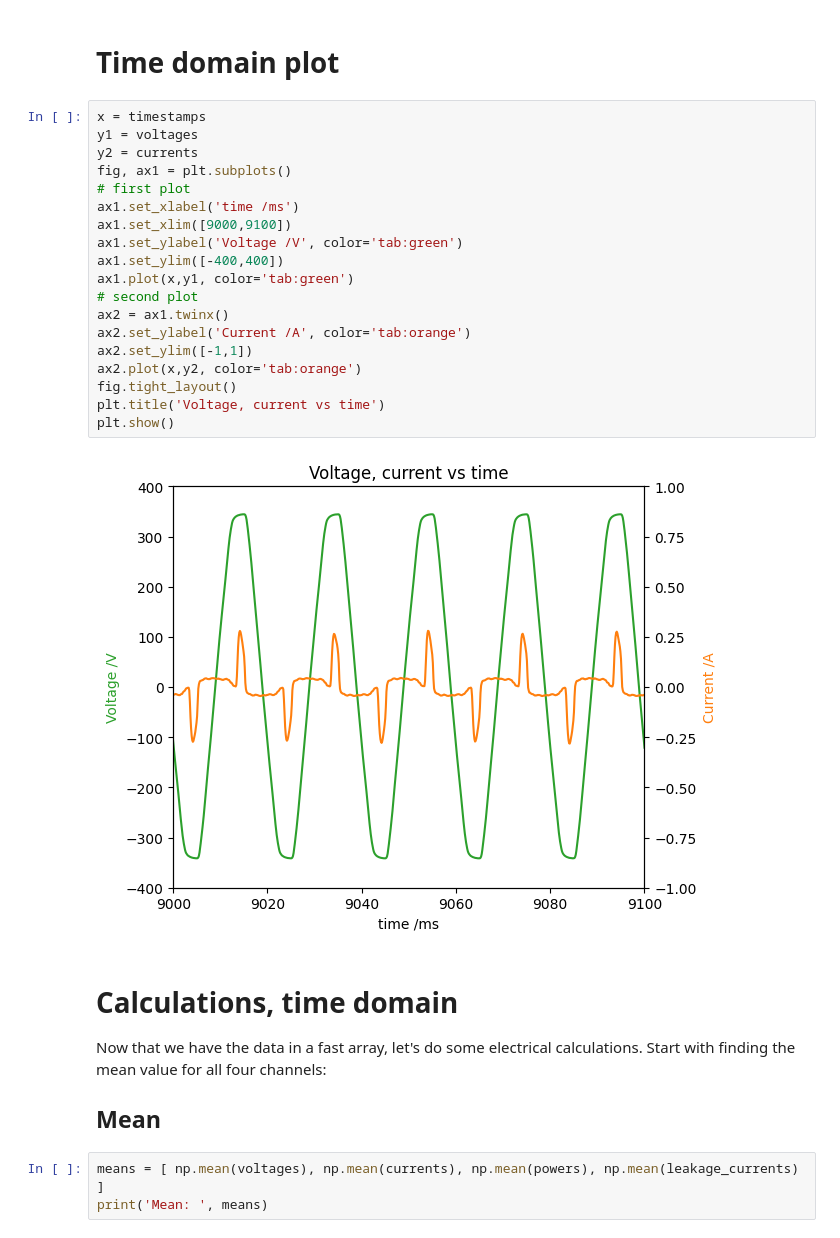
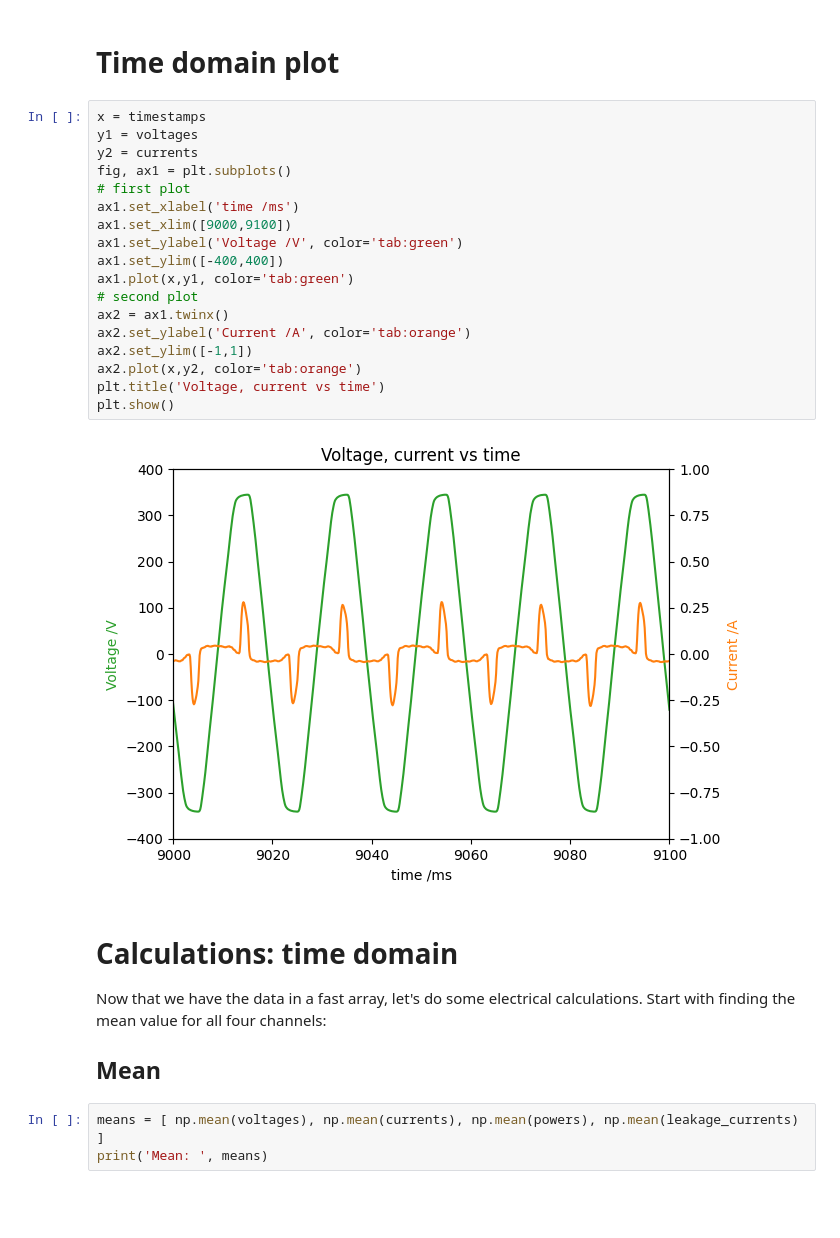
Before and after one commit to arup-group/pqm-hellebores, a Jupyter notebook: nb/energy_and_power_quality_calculations_2.ipynb, the cells around one changed output. Cells and saved outputs as stored; diff of their text form; blank space fills up the shorter version.

```diff
--- a/nb/energy_and_power_quality_calculations_2.ipynb
+++ b/nb/energy_and_power_quality_calculations_2.ipynb
@@ -63,26 +63,25 @@ leakage_currents = somedata[:,4]
 # %%
 x = timestamps
 y1 = voltages
 y2 = currents
 fig, ax1 = plt.subplots()
 # first plot
 ax1.set_xlabel('time /ms')
 ax1.set_xlim([9000,9100])
 ax1.set_ylabel('Voltage /V', color='tab:green')
 ax1.set_ylim([-400,400])
 ax1.plot(x,y1, color='tab:green')
 # second plot
 ax2 = ax1.twinx()
 ax2.set_ylabel('Current /A', color='tab:orange')
 ax2.set_ylim([-1,1])
 ax2.plot(x,y2, color='tab:orange')
-fig.tight_layout()
 plt.title('Voltage, current vs time')
 plt.show()
 # %% [output]
-[figure, old version]
+[figure, new version]
 # %% [markdown]
-# Calculations, time domain
+# Calculations: time domain
 Now that we have the data in a fast array, let's do some electrical calculations. Start with finding the mean value for all four channels:
 
 ## Mean
```
Also changed, not shown: parts of 15 cells of this notebook, 1 other file.
